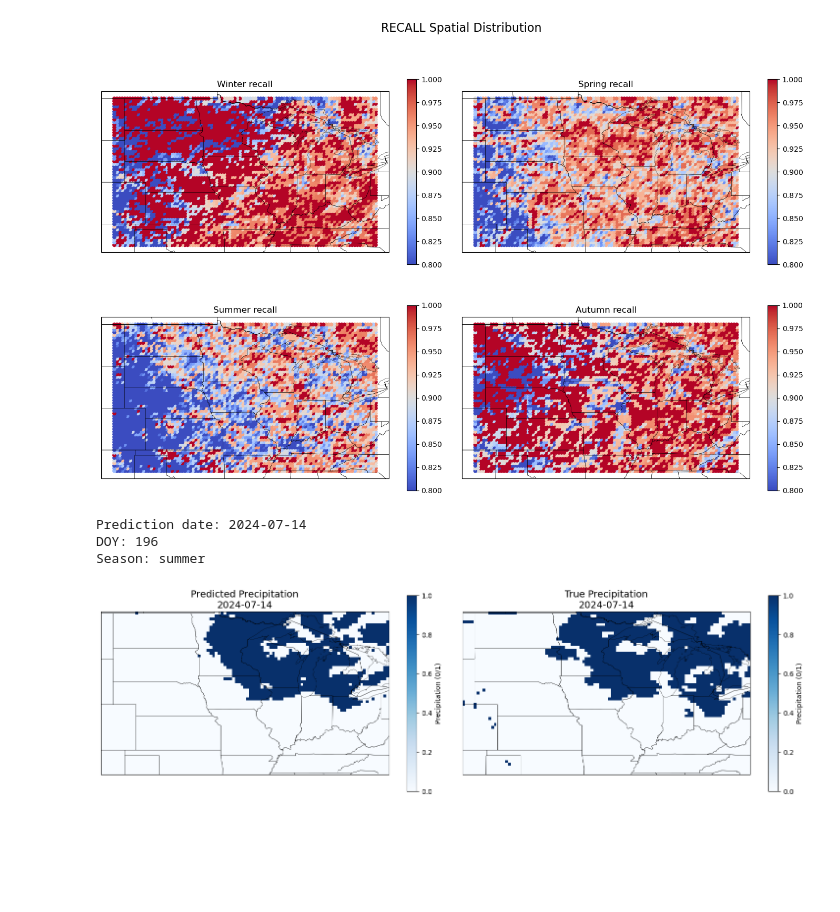
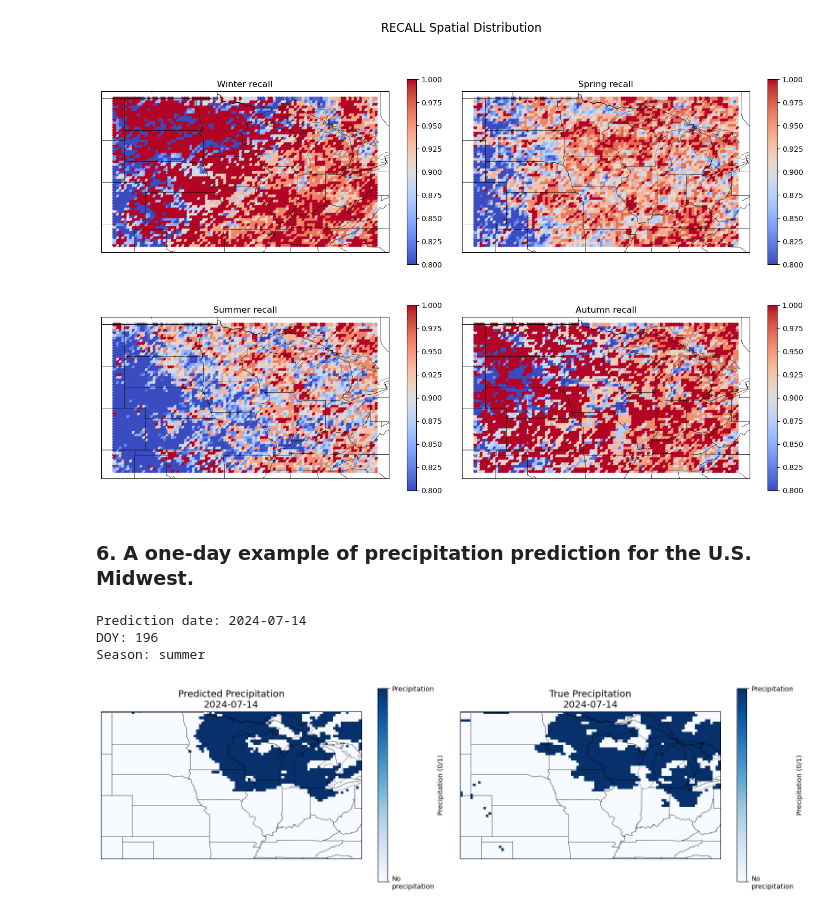
Before and after one commit to tangwhiap/ATMS-523-Module-8-WenhanTang, a Jupyter notebook: ATMS523_final_project_WenhanTang.ipynb, the cells around one changed output. Saved outputs shown, nothing was run; the diff lists cells and outputs as text; code cells hidden in the pictures; blank space fills up the shorter version.

```diff
--- a/ATMS523_final_project_WenhanTang.ipynb
+++ b/ATMS523_final_project_WenhanTang.ipynb
@@ -336,6 +355,8 @@ plot_metric("precision", season_grids)
 plot_metric("recall", season_grids)
 # %% [output]
 [figure]
+# %% [markdown]
+### 6. A one-day example of precipitation prediction for the U.S. Midwest.
 # %%
 def get_season_from_doy(doy):
     if doy in seasons["winter"]:
@@ -382,31 +403,33 @@ Season: summer
 # %%
 import cartopy.crs as ccrs
 import cartopy.feature as cfeature
 import matplotlib.pyplot as plt
 
 fig, axes = plt.subplots(1, 2, figsize=(15, 6),
                          subplot_kw=dict(projection=ccrs.PlateCarree()))
 
 titles = ["Predicted Precipitation", "True Precipitation"]
 grids  = [pred_grid, true_grid]
 
 for ax, title, grid in zip(axes, titles, grids):
 
     mesh = ax.pcolormesh(
         lons, lats, grid,
         cmap="Blues",
         vmin=0, vmax=1
     )
 
     ax.coastlines()
     ax.add_feature(cfeature.BORDERS, linewidth=0.5)
     ax.add_feature(cfeature.STATES, linewidth=0.3)
 
     ax.set_title(title + f"\n{date_to_predict}", fontsize=14)
 
-    plt.colorbar(mesh, ax=ax, shrink=0.7, label="Precipitation (0/1)")
+    cbar = fig.colorbar(mesh, ax=ax, shrink=0.7, label="Precipitation (0/1)")
+    cbar.set_ticks([0, 1])
+    cbar.set_ticklabels(["No\nprecipitation", "Precipitation"])
 
 plt.tight_layout()
 plt.show()
 # %% [output]
-[figure, old version]
+[figure, new version]
```
Also changed, not shown: parts of 10 cells of this notebook, 1 other file.
